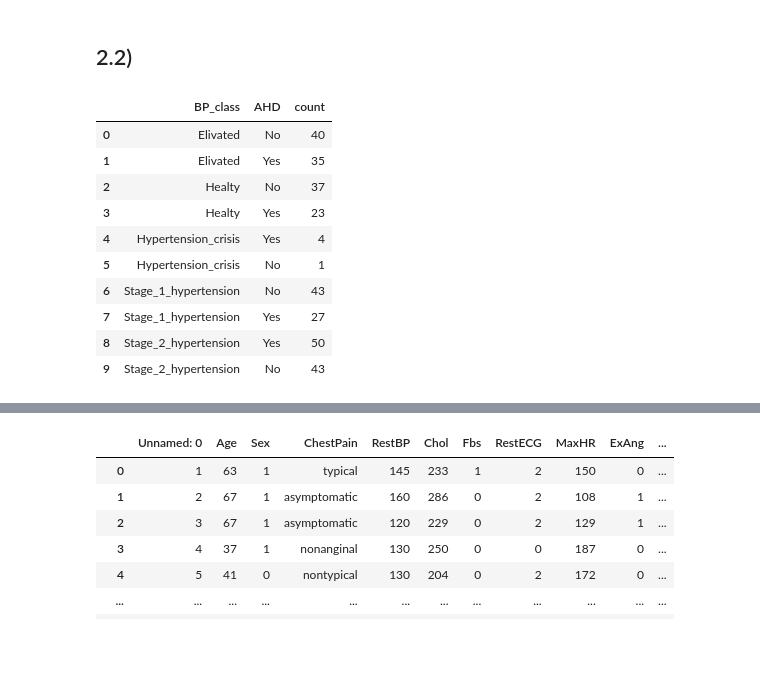
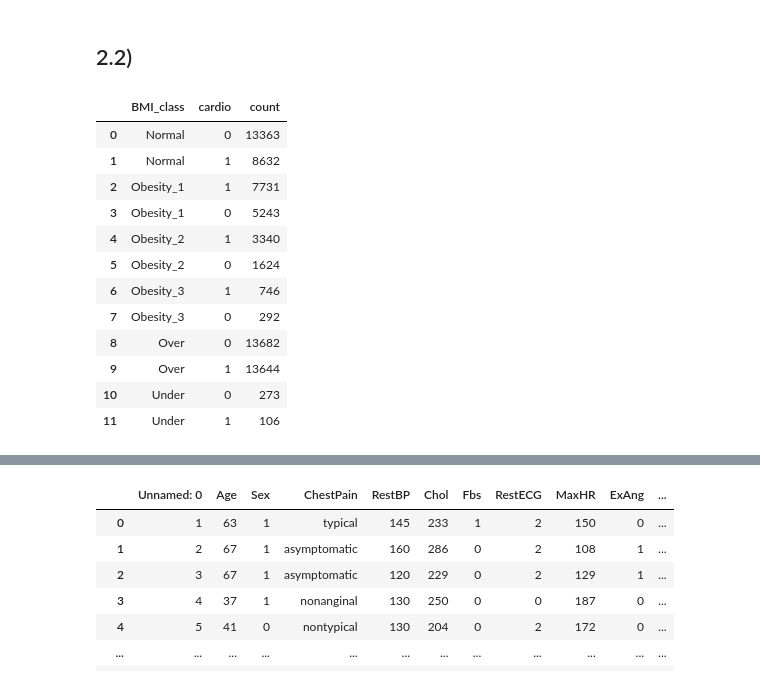
Before and after one commit to MiltonOberg/Artificial_Intelligence2-Milton-OPA23, a Jupyter notebook: Labb_1/labb_1.ipynb, the cells around one changed output, grey strips where cells are left out. Drawn from its saved outputs; the diff is of its cells as text; code cells hidden in the pictures; blank space fills up the shorter version.

```diff
--- a/Labb_1/labb_1.ipynb
+++ b/Labb_1/labb_1.ipynb
@@ -874,16 +880,19 @@ df_heart
 ## 2.2)
 # %%
 bp_ahd= df_heart.groupby("BP_class")["AHD"].value_counts().reset_index(name= "count")
-bp_ahd
+bmi_cardio= df_cardio.groupby("BMI_class")["cardio"].value_counts().reset_index(name= "count")
+bmi_cardio
 # %% [output]
-|  | BP_class | AHD | count |
-| 0 | Elivated | No | 40 |
-| 1 | Elivated | Yes | 35 |
-| 2 | Healty | No | 37 |
-| 3 | Healty | Yes | 23 |
-| 4 | Hypertension_crisis | Yes | 4 |
-| 5 | Hypertension_crisis | No | 1 |
-| 6 | Stage_1_hypertension | No | 43 |
-| 7 | Stage_1_hypertension | Yes | 27 |
-| 8 | Stage_2_hypertension | Yes | 50 |
-| 9 | Stage_2_hypertension | No | 43 |
+|  | BMI_class | cardio | count |
+| 0 | Normal | 0 | 13363 |
+| 1 | Normal | 1 | 8632 |
+| 2 | Obesity_1 | 1 | 7731 |
+| 3 | Obesity_1 | 0 | 5243 |
+| 4 | Obesity_2 | 1 | 3340 |
+| 5 | Obesity_2 | 0 | 1624 |
+| 6 | Obesity_3 | 1 | 746 |
+| 7 | Obesity_3 | 0 | 292 |
+| 8 | Over | 0 | 13682 |
+| 9 | Over | 1 | 13644 |
+| 10 | Under | 0 | 273 |
+| 11 | Under | 1 | 106 |
```
Also changed, not shown: parts of 9 cells of this notebook.
